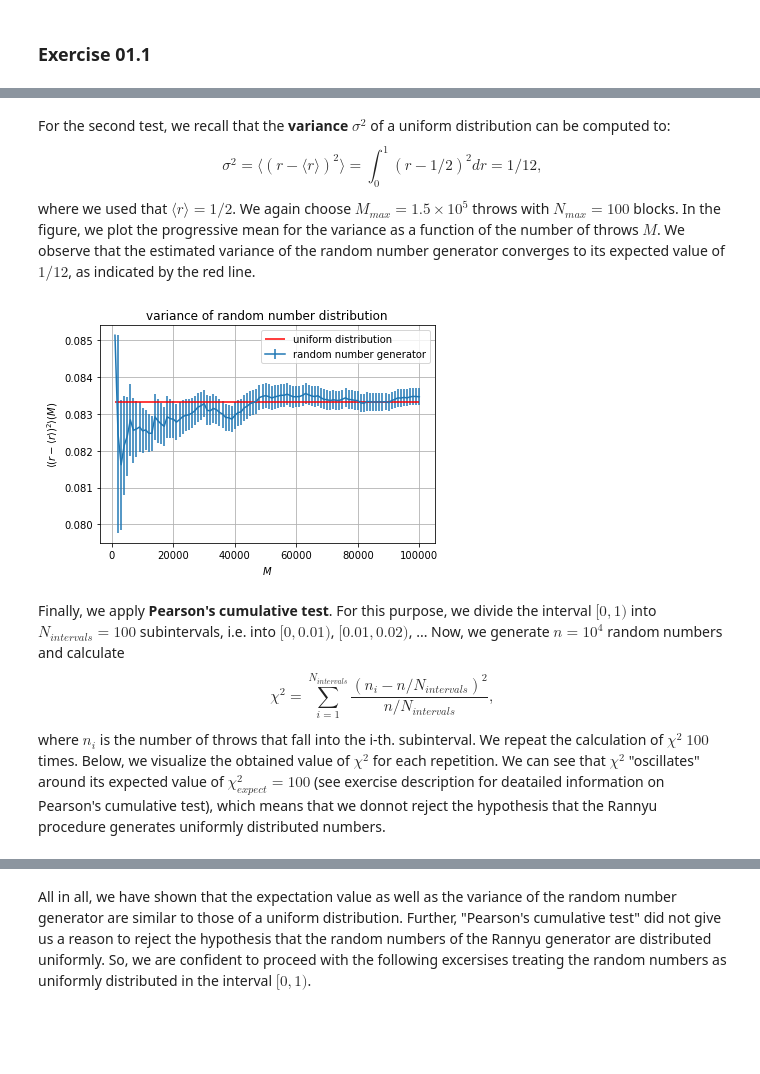
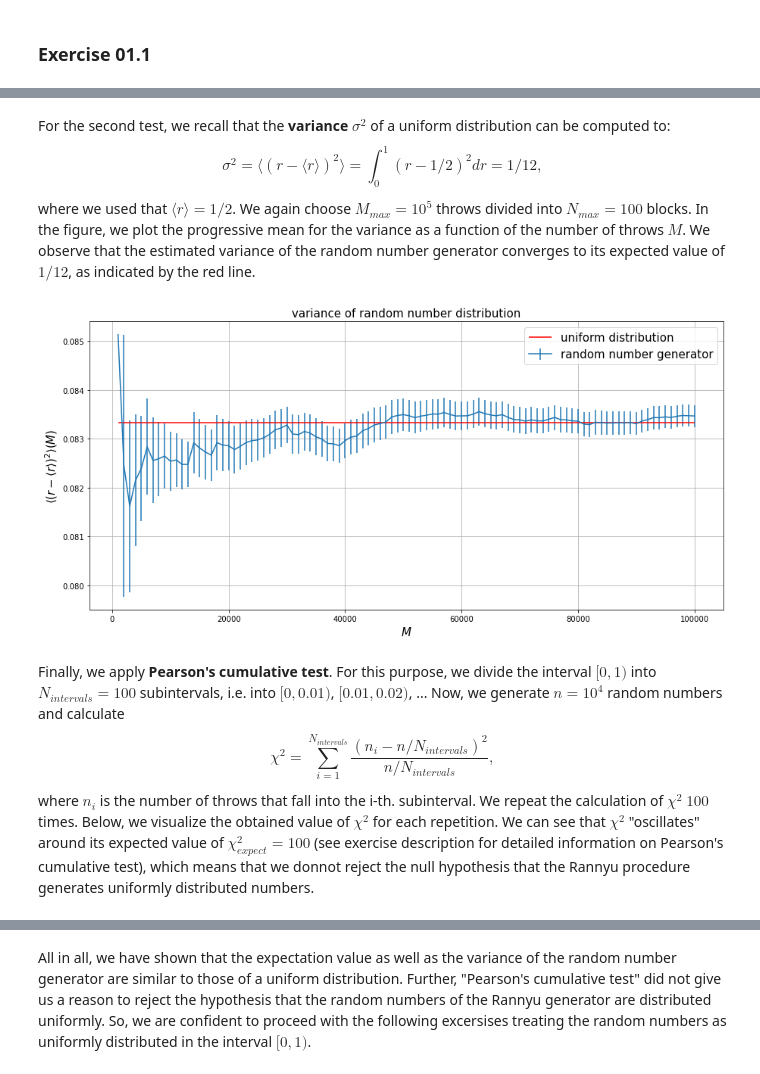
Before and after one commit to lukas-hermans/LSN_exercises, a Jupyter notebook: ex1/LSN_Exercises_01.ipynb, the cells around one changed output, grey strips where cells are left out. Saved outputs shown, nothing was run; the diff lists cells and outputs as text; code cells hidden in the pictures; blank space fills up the shorter version.

```diff
--- a/ex1/LSN_Exercises_01.ipynb
+++ b/ex1/LSN_Exercises_01.ipynb
@@ -37,23 +39,24 @@ plt.show()
 # %% [markdown]
 For the second test, we recall that the **variance** $\sigma^2$ of a uniform distribution can be computed to:
 $$\sigma^2 = \langle (r - \langle r \rangle)^2 \rangle = \int_0^1 (r-1/2)^2 dr = 1/12,$$
-where we used that $\langle r \rangle = 1/2$. We again choose $M_{max}=1.5 \times 10^5$ throws with $N_{max} = 100$ blocks. In the figure, we plot the progressive mean for the variance as a function of the number of throws $M$. We observe that the estimated variance of the random number generator converges to its expected value of $1/12$, as indicated by the red line.
+where we used that $\langle r \rangle = 1/2$. We again choose $M_{max}=10^5$ throws divided into $N_{max} = 100$ blocks. In the figure, we plot the progressive mean for the variance as a function of the number of throws $M$. We observe that the estimated variance of the random number generator converges to its expected value of $1/12$, as indicated by the red line.
 # %%
+plt.figure(figsize=(15, 7))
 M, r_var, r_var_error = np.loadtxt("data/r_var_vs_M.txt", delimiter=',', skiprows=1, unpack = 'True')
 plt.errorbar(M, r_var, r_var_error, label='random number generator')
 plt.hlines(1/12, min(M), max(M), color='r', label='uniform distribution')
-plt.xlabel(r"$M$")
-plt.ylabel(r"$\langle (r - \langle r \rangle)^2 \rangle(M)$")
-plt.title("variance of random number distribution")
-plt.legend()
+plt.xlabel(r"$M$", size=15)
+plt.ylabel(r"$\langle (r - \langle r \rangle)^2 \rangle(M)$", size=15)
+plt.title("variance of random number distribution", size=15)
+plt.legend(fontsize=15)
 plt.grid()
 plt.show()
 # %% [output]
-[figure, old version]
+[figure, new version]
 # %% [markdown]
 Finally, we apply **Pearson's cumulative test**. For this purpose, we divide the interval $[0, 1)$ into $N_{intervals} = 100$ subintervals, i.e. into $[0, 0.01)$, $[0.01, 0.02)$, ...
 Now, we generate $n = 10^4$ random numbers and calculate
 $$\chi^2 = \sum_{i=1}^{N_{intervals}} \frac{\left( n_i - n/N_{intervals} \right)^2}{n/N_{intervals}},$$
 where $n_i$ is the number of throws that fall into the i-th. subinterval. We repeat the calculation of $\chi^2$ $100$ times.
-Below, we visualize the obtained value of $\chi^2$ for each repetition. We can see that $\chi^2$ "oscillates" around its expected value of $\chi^2_{expect} = 100$ (see exercise description for deatailed information on Pearson's cumulative test), which means that we donnot reject the hypothesis that the Rannyu procedure generates uniformly distributed numbers.
+Below, we visualize the obtained value of $\chi^2$ for each repetition. We can see that $\chi^2$ "oscillates" around its expected value of $\chi^2_{expect} = 100$ (see exercise description for detailed information on Pearson's cumulative test), which means that we donnot reject the null hypothesis that the Rannyu procedure generates uniformly distributed numbers.
 # %%
```
Also changed, not shown: parts of 3 cells of this notebook, 44 other files.
